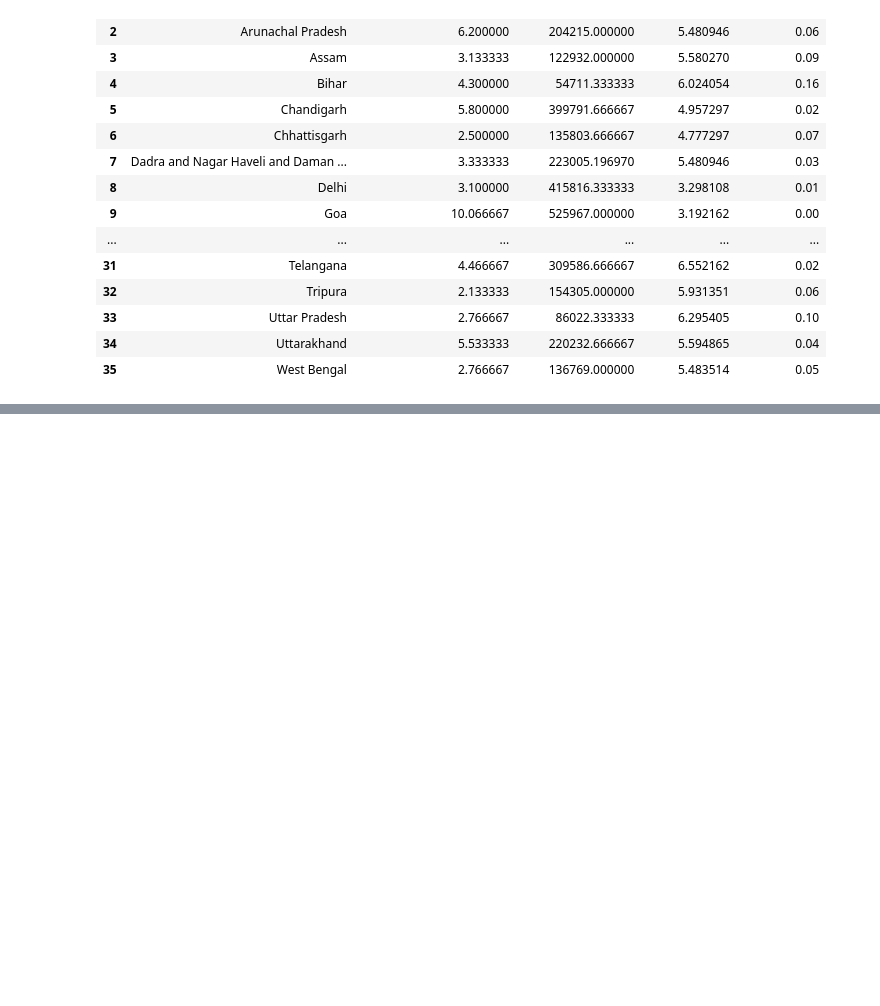
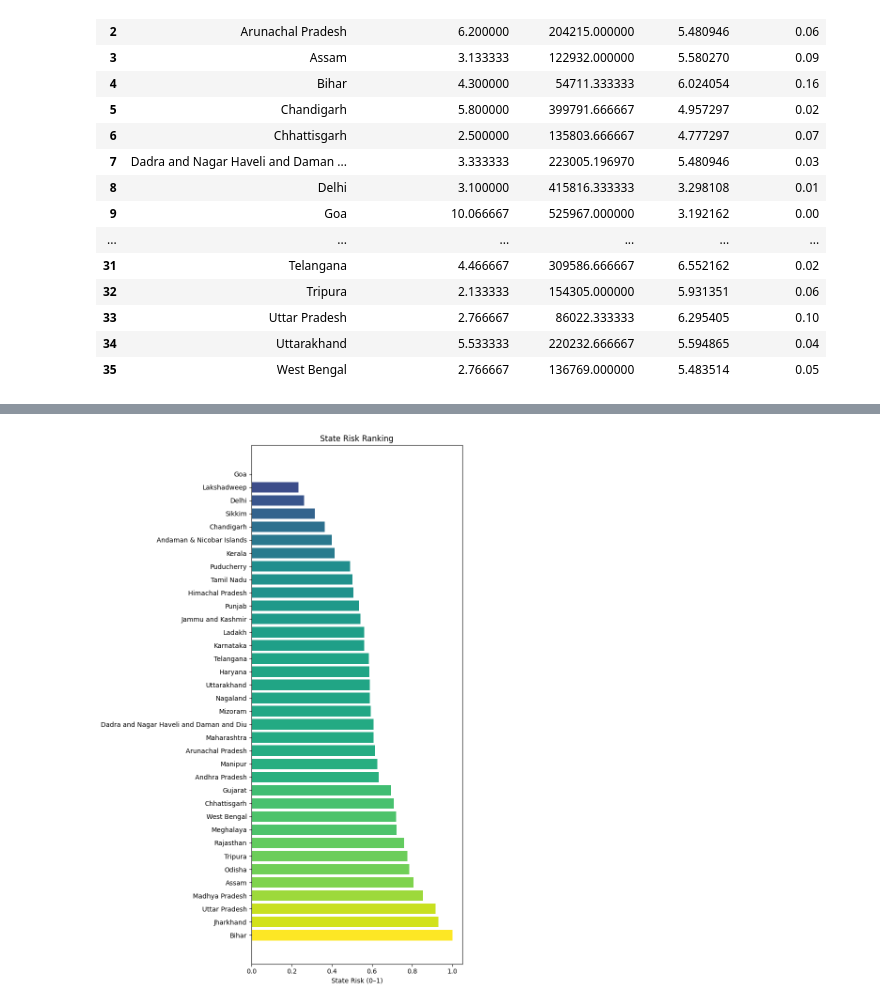
Before and after one commit to UKD1211/Tier_N_Supplier_Visibility_Risk_Pred, a Jupyter notebook: state_wise_risk.ipynb, the cells around one changed output, grey strips where cells are left out. Saved outputs shown, nothing was run; the diff lists cells and outputs as text; code cells hidden in the pictures; blank space fills up the shorter version.

```diff
--- a/state_wise_risk.ipynb
+++ b/state_wise_risk.ipynb
@@ -520,0 +738,15 @@ df_final
+# %%
+plt.figure(figsize=(8,12))
+
+df_plot_rev = df_plot[::-1]
+
+plt.barh(df_plot_rev["State"], df_plot_rev["state_risk_cal"],
+         color=plt.cm.viridis(df_plot_rev["state_risk_cal"]))
+
+plt.xlabel("State Risk (0–1)")
+plt.title("State Risk Ranking")
+
+plt.tight_layout()
+plt.show()
+# %% [output]
+[figure, added]
```
Also changed, not shown: parts of 23 cells of this notebook.
